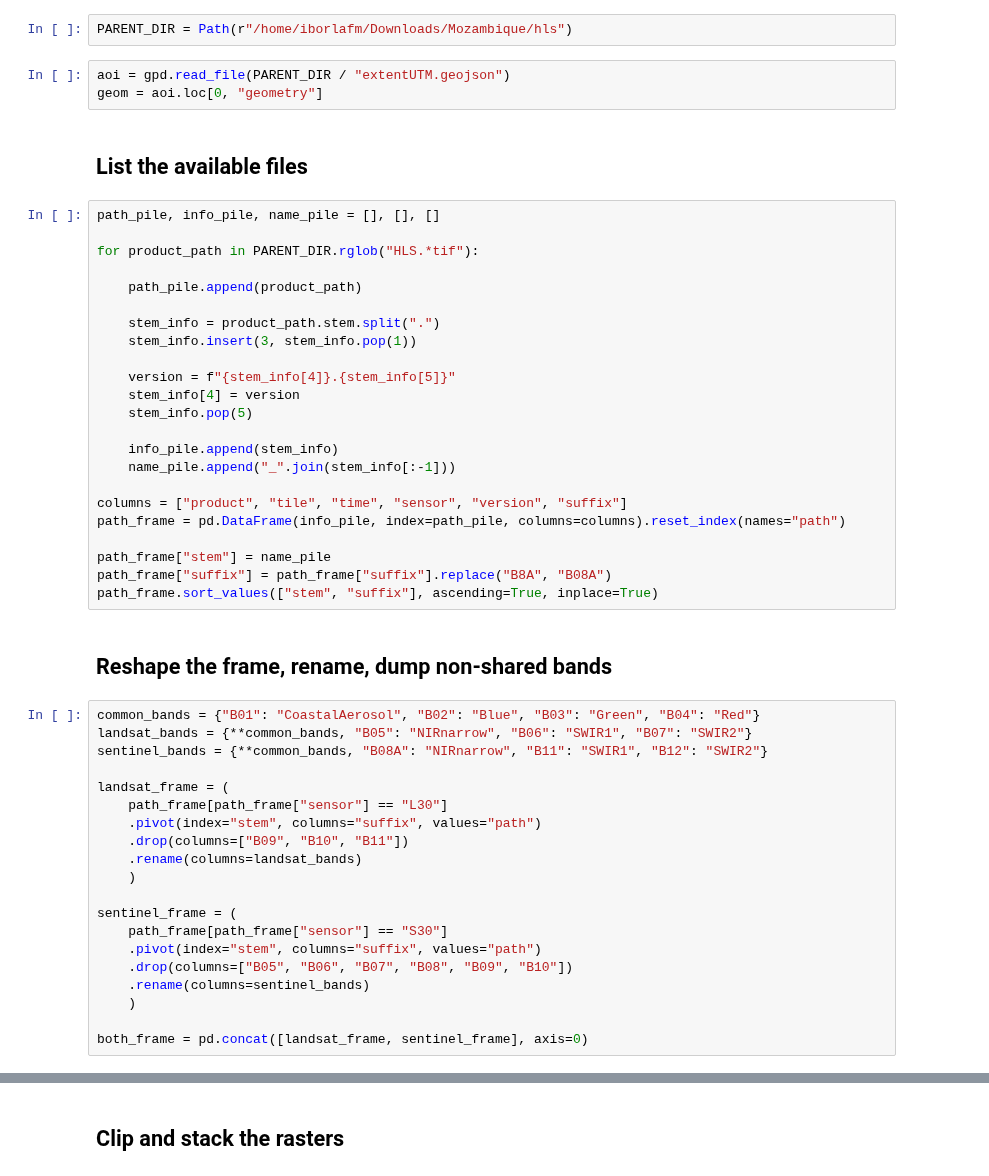
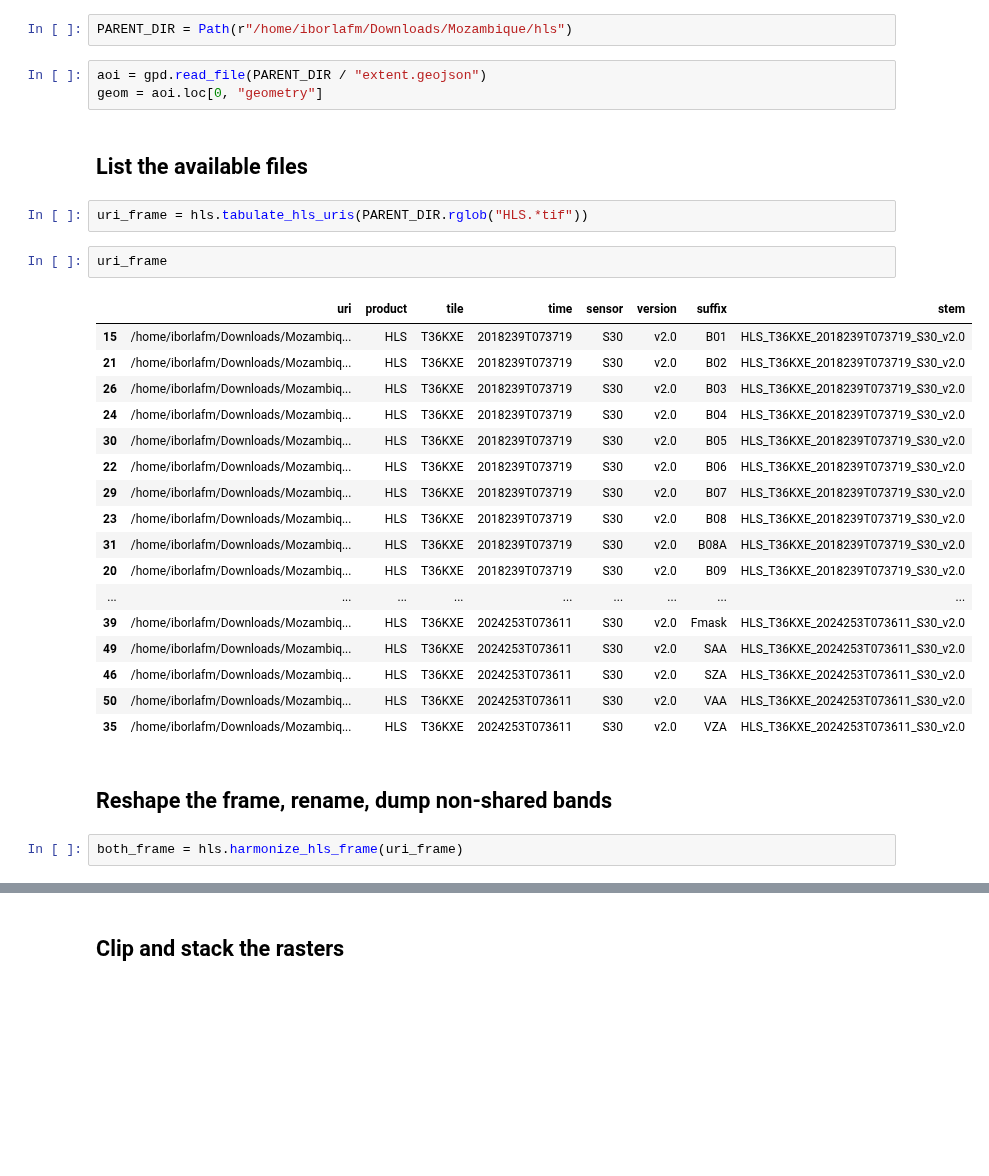
Before and after one commit to TUW-GEO/environmental-remote-sensing, a Jupyter notebook: HLSstacking_rasterio.ipynb, the cells around one changed output, grey strips where cells are left out. Cells and saved outputs as stored; diff of their text form; blank space fills up the shorter version.

```diff
--- a/HLSstacking_rasterio.ipynb
+++ b/HLSstacking_rasterio.ipynb
@@ -90,52 +92,33 @@ def clip_and_stack(entries, location, write_to):
 # %%
 PARENT_DIR = Path(r"/home/iborlafm/Downloads/Mozambique/hls")
 # %%
-aoi = gpd.read_file(PARENT_DIR / "extentUTM.geojson")
+aoi = gpd.read_file(PARENT_DIR / "extent.geojson")
 geom = aoi.loc[0, "geometry"]
 # %% [markdown]
 ## List the available files
 # %%
-path_pile, info_pile, name_pile = [], [], []
-
-for product_path in PARENT_DIR.rglob("HLS.*tif"):
-
-    path_pile.append(product_path)
-
-    stem_info = product_path.stem.split(".")
-    stem_info.insert(3, stem_info.pop(1))
-
-    version = f"{stem_info[4]}.{stem_info[5]}"
-    stem_info[4] = version
-    stem_info.pop(5)
-
-    info_pile.append(stem_info)
-    name_pile.append("_".join(stem_info[:-1]))
-
-columns = ["product", "tile", "time", "sensor", "version", "suffix"]
-path_frame = pd.DataFrame(info_pile, index=path_pile, columns=columns).reset_index(names="path")
-
-path_frame["stem"] = name_pile
-path_frame["suffix"] = path_frame["suffix"].replace("B8A", "B08A")
-path_frame.sort_values(["stem", "suffix"], ascending=True, inplace=True)
+uri_frame = hls.tabulate_hls_uris(PARENT_DIR.rglob("HLS.*tif"))
+# %%
+uri_frame
+# %% [output]
+|  | uri | product | tile | time | sensor | version | suffix | stem |
+| 15 | /home/iborlafm/Downloads/Mozambiq... | HLS | T36KXE | 2018239T073719 | S30 | v2.0 | B01 | HLS_T36KXE_2018239T073719_S30_v2.0 |
+| 21 | /home/iborlafm/Downloads/Mozambiq... | HLS | T36KXE | 2018239T073719 | S30 | v2.0 | B02 | HLS_T36KXE_2018239T073719_S30_v2.0 |
+| 26 | /home/iborlafm/Downloads/Mozambiq... | HLS | T36KXE | 2018239T073719 | S30 | v2.0 | B03 | HLS_T36KXE_2018239T073719_S30_v2.0 |
+| 24 | /home/iborlafm/Downloads/Mozambiq... | HLS | T36KXE | 2018239T073719 | S30 | v2.0 | B04 | HLS_T36KXE_2018239T073719_S30_v2.0 |
+| 30 | /home/iborlafm/Downloads/Mozambiq... | HLS | T36KXE | 2018239T073719 | S30 | v2.0 | B05 | HLS_T36KXE_2018239T073719_S30_v2.0 |
+| 22 | /home/iborlafm/Downloads/Mozambiq... | HLS | T36KXE | 2018239T073719 | S30 | v2.0 | B06 | HLS_T36KXE_2018239T073719_S30_v2.0 |
+| 29 | /home/iborlafm/Downloads/Mozambiq... | HLS | T36KXE | 2018239T073719 | S30 | v2.0 | B07 | HLS_T36KXE_2018239T073719_S30_v2.0 |
+| 23 | /home/iborlafm/Downloads/Mozambiq... | HLS | T36KXE | 2018239T073719 | S30 | v2.0 | B08 | HLS_T36KXE_2018239T073719_S30_v2.0 |
+| 31 | /home/iborlafm/Downloads/Mozambiq... | HLS | T36KXE | 2018239T073719 | S30 | v2.0 | B08A | HLS_T36KXE_2018239T073719_S30_v2.0 |
+| 20 | /home/iborlafm/Downloads/Mozambiq... | HLS | T36KXE | 2018239T073719 | S30 | v2.0 | B09 | HLS_T36KXE_2018239T073719_S30_v2.0 |
+| ... | ... | ... | ... | ... | ... | ... | ... | ... |
+| 39 | /home/iborlafm/Downloads/Mozambiq... | HLS | T36KXE | 2024253T073611 | S30 | v2.0 | Fmask | HLS_T36KXE_2024253T073611_S30_v2.0 |
+| 49 | /home/iborlafm/Downloads/Mozambiq... | HLS | T36KXE | 2024253T073611 | S30 | v2.0 | SAA | HLS_T36KXE_2024253T073611_S30_v2.0 |
+| 46 | /home/iborlafm/Downloads/Mozambiq... | HLS | T36KXE | 2024253T073611 | S30 | v2.0 | SZA | HLS_T36KXE_2024253T073611_S30_v2.0 |
+| 50 | /home/iborlafm/Downloads/Mozambiq... | HLS | T36KXE | 2024253T073611 | S30 | v2.0 | VAA | HLS_T36KXE_2024253T073611_S30_v2.0 |
+| 35 | /home/iborlafm/Downloads/Mozambiq... | HLS | T36KXE | 2024253T073611 | S30 | v2.0 | VZA | HLS_T36KXE_2024253T073611_S30_v2.0 |
 # %% [markdown]
 ## Reshape the frame, rename, dump non-shared bands
 # %%
-common_bands = {"B01": "CoastalAerosol", "B02": "Blue", "B03": "Green", "B04": "Red"}
-landsat_bands = {**common_bands, "B05": "NIRnarrow", "B06": "SWIR1", "B07": "SWIR2"}
-sentinel_bands = {**common_bands, "B08A": "NIRnarrow", "B11": "SWIR1", "B12": "SWIR2"}
-
-landsat_frame = (
-    path_frame[path_frame["sensor"] == "L30"]
-    .pivot(index="stem", columns="suffix", values="path")
-    .drop(columns=["B09", "B10", "B11"])
-    .rename(columns=landsat_bands)
-    )
-
-sentinel_frame = (
-    path_frame[path_frame["sensor"] == "S30"]
-    .pivot(index="stem", columns="suffix", values="path")
-    .drop(columns=["B05", "B06", "B07", "B08", "B09", "B10"])
-    .rename(columns=sentinel_bands)
-    )
-
-both_frame = pd.concat([landsat_frame, sentinel_frame], axis=0)
+both_frame = hls.harmonize_hls_frame(uri_frame)
```
Also changed, not shown: parts of 7 cells of this notebook, 1 other file.
